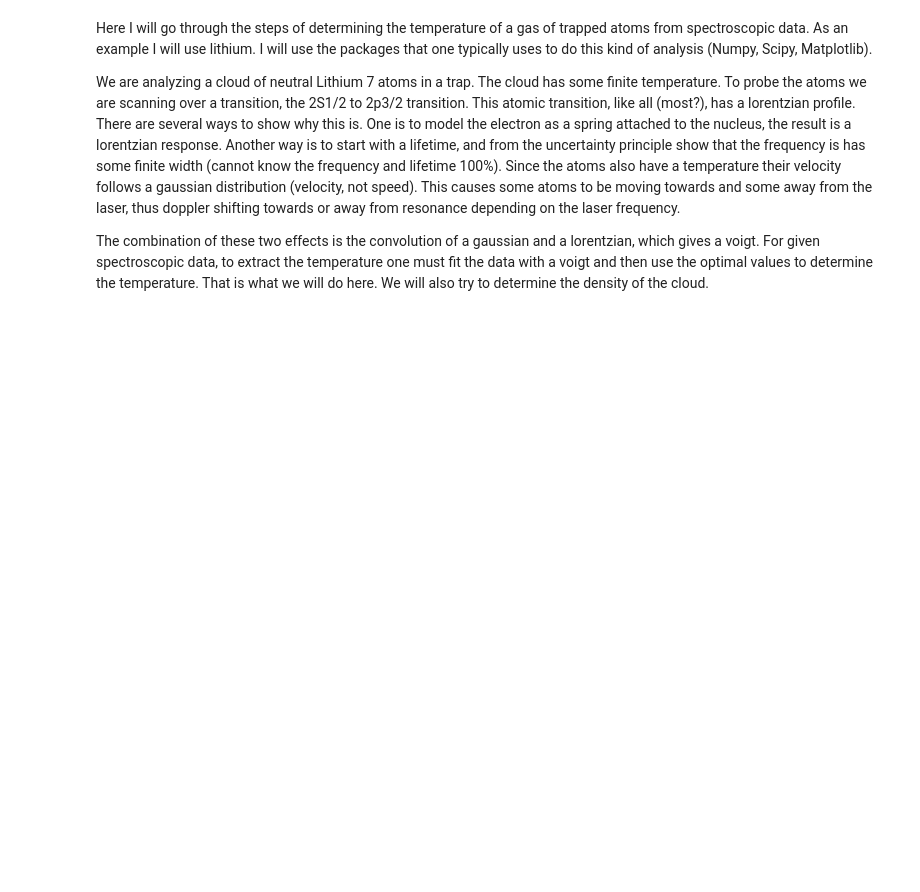
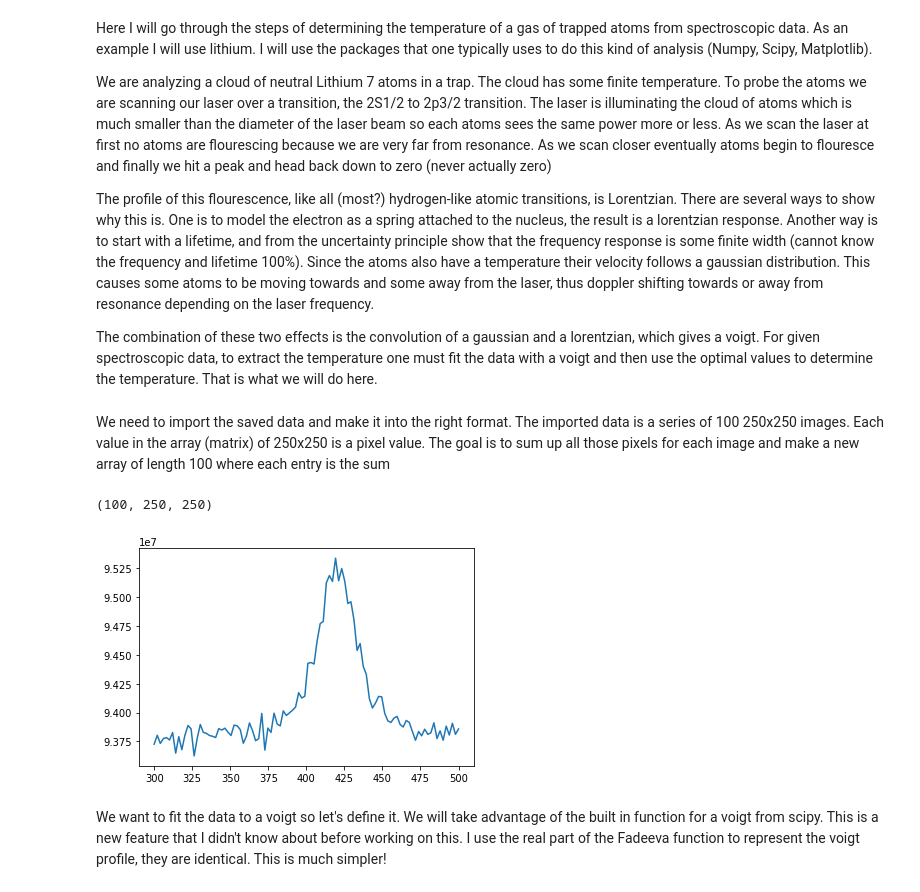
Before and after one commit to BillyTheKidPhysicist/dataAnalysisTutorial, a Jupyter notebook: analyzeData.ipynb, the cells around one changed output. Cells and saved outputs as stored; diff of their text form; code cells hidden in the pictures; blank space fills up the shorter version.

Commit message:
nearly done with second part

```diff
--- a/analyzeData.ipynb
+++ b/analyzeData.ipynb
@@ -1,6 +1,9 @@
 # %% [markdown]
 Here I will go through the steps of determining the temperature of a gas of trapped atoms from spectroscopic data. As an example I will use lithium. I will use the packages that one typically uses to do this kind of analysis (Numpy, Scipy, Matplotlib).
 
-We are analyzing a cloud of neutral Lithium 7 atoms in a trap. The cloud has some finite temperature. To probe the atoms we are scanning over a transition, the 2S1/2 to 2p3/2 transition. This atomic transition, like all (most?), has a lorentzian profile. There are several ways to show why this is. One is to model the electron as a spring attached to the nucleus, the result is a lorentzian response. Another way is to start with a lifetime, and from the uncertainty principle show that the frequency is has some finite width (cannot know the frequency and lifetime 100%). Since the atoms also have a temperature their velocity follows a gaussian distribution (velocity, not speed). This causes some atoms to be moving towards and some away from the laser, thus doppler shifting towards or away from resonance depending on the laser frequency.
+We are analyzing a cloud of neutral Lithium 7 atoms in a trap. The cloud has some finite temperature. To probe the atoms we are scanning our laser over a transition, the 2S1/2 to 2p3/2 transition. The laser is illuminating the cloud of atoms which is much smaller than the diameter of the laser beam so each atoms sees the same power more or less. As we scan the laser at first no atoms are flourescing because we are very far from resonance. As we scan closer eventually atoms begin to flouresce and finally we hit a peak and head back down to zero (never actually zero)
 
-The combination of these two effects is the convolution of a gaussian and a lorentzian, which gives a voigt. For given spectroscopic data, to extract the temperature one must fit the data with a voigt and then use the optimal values to determine the temperature. That is what we will do here. We will also try to determine the density of the cloud.
+
+The profile of this flourescence, like all (most?) hydrogen-like atomic transitions, is Lorentzian. There are several ways to show why this is. One is to model the electron as a spring attached to the nucleus, the result is a lorentzian response. Another way is to start with a lifetime, and from the uncertainty principle show that the frequency response is some finite width (cannot know the frequency and lifetime 100%). Since the atoms also have a temperature their velocity follows a gaussian distribution. This causes some atoms to be moving towards and some away from the laser, thus doppler shifting towards or away from resonance depending on the laser frequency.
+
+The combination of these two effects is the convolution of a gaussian and a lorentzian, which gives a voigt. For given spectroscopic data, to extract the temperature one must fit the data with a voigt and then use the optimal values to determine the temperature. That is what we will do here.
@@ -6,0 +16,25 @@ The combination of these two effects is the convolution of a gaussian and a lore
+# %% [markdown]
+We need to import the saved data and make it into the right format. The imported data is a series of 100 250x250 images. Each value in the array (matrix) of 250x250 is a pixel value. The goal is to sum up all those pixels for each image and make a new array of length 100 where each entry is the sum
+# %%
+#The data is in the format of a series of images saved in a FITs file format. Lets open it
+fitsFile=fits.open('data.fits')
+imagesList=fitsFile[0].data #now we have a list where each element in the list is an image
+
+#Let's convert imagesList to a numpy array so we can use the nice numpy functions
+imagesArr=np.asarray(imagesList)
+print(imagesArr.shape) #verify the shape makes sense. We have a 250x250 image taken 100 times
+
+#Sum each image to make an array of length 100 where each entry is the sum of all the pixel values
+#in that image. Numpy axis ordering is z,y,x
+imagesSumArr=np.sum(imagesArr,axis=2) #first sum along x axis. [z,y,x] so axis=2 says sum along x. The new
+    #array has the x component gone!
+imagesSumArr=np.sum(imagesSumArr,axis=1) #now sum along y axis. [z,y] so axis=1 says sum along y
+#Open the frequency data and plot the images on the frequency to check
+vArr=np.loadtxt('FrequencyData')
+plt.plot(vArr,imagesSumArr)
+plt.show()
+# %% [output]
+(100, 250, 250)
+[figure, added]
+# %% [markdown]
+We want to fit the data to a voigt so let's define it. We will take advantage of the built in function for a voigt from scipy. This is a new feature that I didn't know about before working on this. I use the real part of the Fadeeva function to represent the voigt profile, they are identical. This is much simpler!
```
Also changed, not shown: parts of 8 cells of this notebook, 3 other files.
